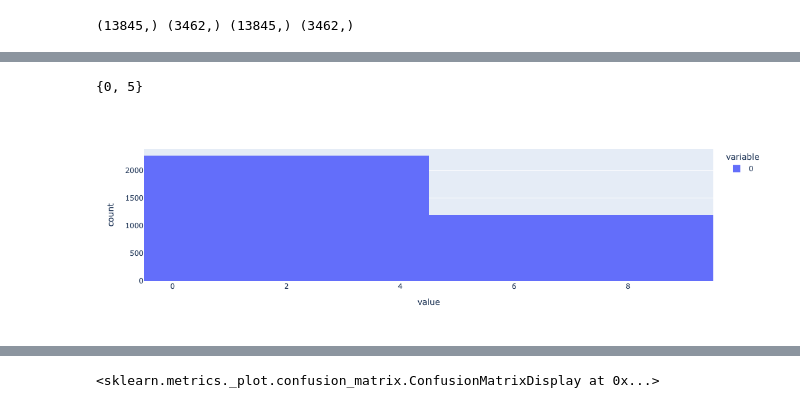
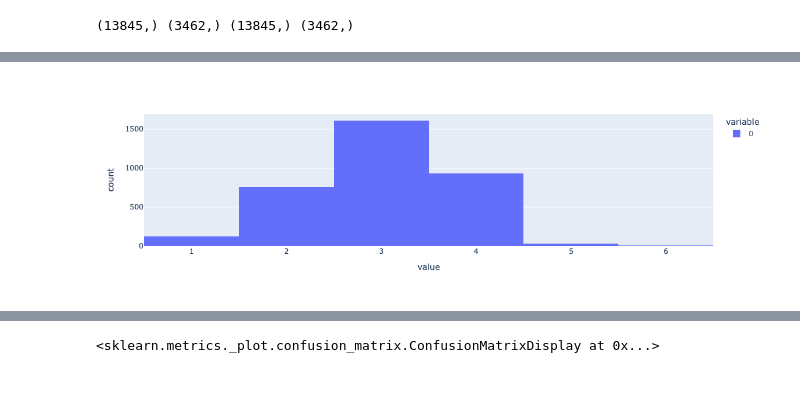
Before and after one commit to mojc/essay_scoring, a Jupyter notebook: bert_scoring.ipynb, the cells around one changed output, grey strips where cells are left out. Saved outputs shown, nothing was run; the diff lists cells and outputs as text; code cells hidden in the pictures.

Commit message:
Revert "WIP try with ordinal approaches" - no succes, only predicting one or two values This reverts commit 9d16e8020c2370caabace80c9fa02ce185355269.

```diff
--- a/bert_scoring.ipynb
+++ b/bert_scoring.ipynb
@@ -48,7 +29,3 @@ def ordinal(labels, num_classes):
-# %%
-# labels for classifications
-y_train = ordinal(y_train, 6)
-y_val = ordinal(y_val, 6)
 # %%
 class_weights = class_weight.compute_class_weight('balanced',
                                                   classes=np.unique(y_train),
@@ -103,14 +58,13 @@ class BiasLayer(tf.keras.layers.Layer):
 # %%
-l = tf.keras.layers.Dense(32, activation='relu', name='h1')(pooled_output)
-#l = tf.keras.layers.Dense(64, activation='relu',name='h2')(l)
-#l = tf.keras.layers.Dense(32, activation='relu', name='h3')(l)
-# l = tf.keras.layers.Dense(6, activation='relu', name='h4')(l)
-# l = BiasLayer(6, activation='sigmoid', name='output')(l)
-l = coral.CoralOrdinal(num_classes = 6)(l)
+l = tf.keras.layers.Dense(128, activation='relu', name='h1')(pooled_output)
+l = tf.keras.layers.Dense(64, activation='relu',name='h2')(l)
+l = tf.keras.layers.Dense(32, activation='relu', name='h3')(l)
+l = tf.keras.layers.Dense(16, activation='relu', name='h4')(l)
+l = tf.keras.layers.Dense(6, activation='softmax', name='output')(l)
 
 model=tf.keras.Model(inputs=[text_input], outputs=[l])
 model.compile(optimizer=keras.optimizers.Adam(learning_rate=1e-4),
-              loss=coral.OrdinalCrossEntropy(),
+              loss='sparse_categorical_crossentropy', # from logits
               metrics=['accuracy'])
 model.summary()
 # %% [output]
@@ -144,6 +92,6 @@ set(y_train)
 # %%
-history = model.fit(X_train, y_train, epochs=3, batch_size=32, validation_data=(X_val, y_val)) # , class_weight=class_weight_dict)
-# model.evaluate(X_val, y_val)
+history = model.fit(X_train, y_train, epochs=12, batch_size=32, validation_data=(X_val, y_val)) # , class_weight=class_weight_dict)
+model.evaluate(X_val, y_val)
 # accuracy: 0.0777 - loss: 1.1673
 # accuracy: 0.5426 - loss: 1.0492
 # %% [output]
@@ -194,12 +125,6 @@ preds = probs.idxmax(axis = 1)
-# %%
-set(preds)
-# %% [output]
-{0, 5}
 # %%
 preds = preds_raw.argmax(axis=-1)
-# %%
-preds=preds_raw.sum(axis=-1)
 # %%
-px.histogram(preds)
+px.histogram(preds+1)
 # %% [output]
-[figure, old version]
+[figure, new version]
```
Also changed, not shown: parts of 17 cells of this notebook.
